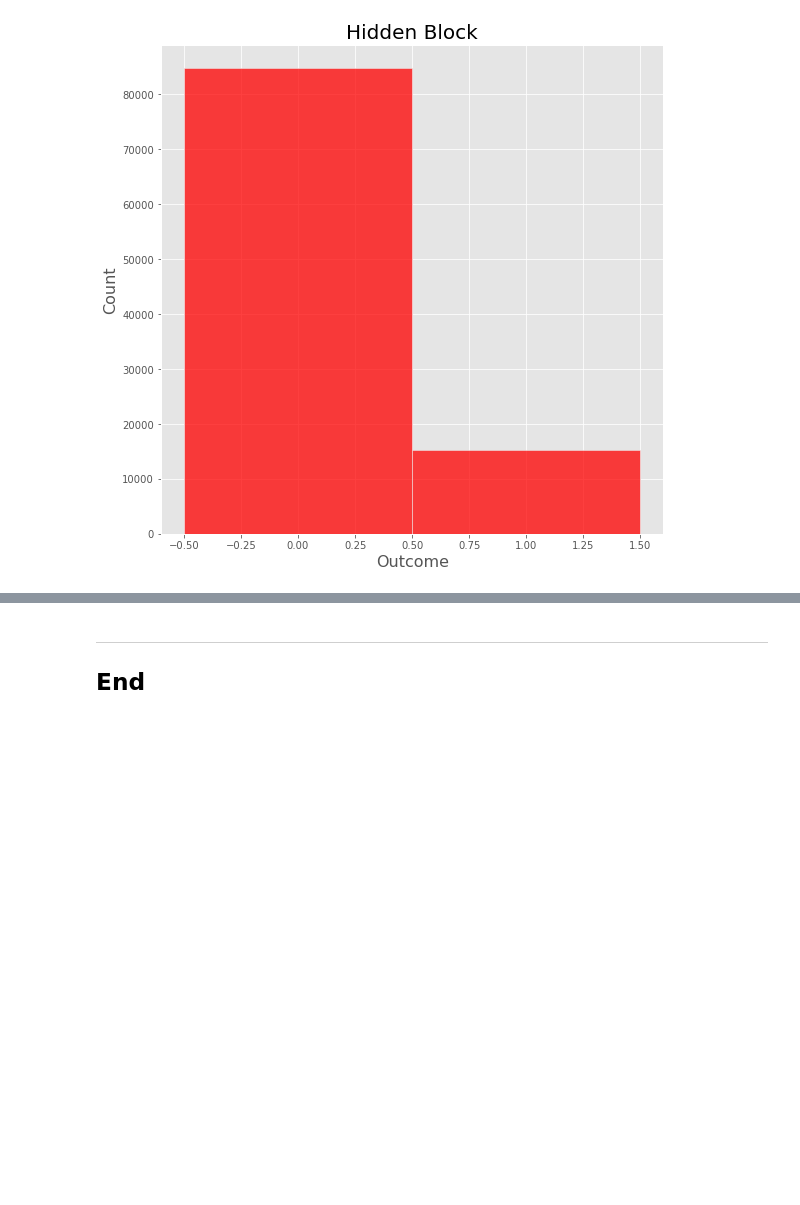
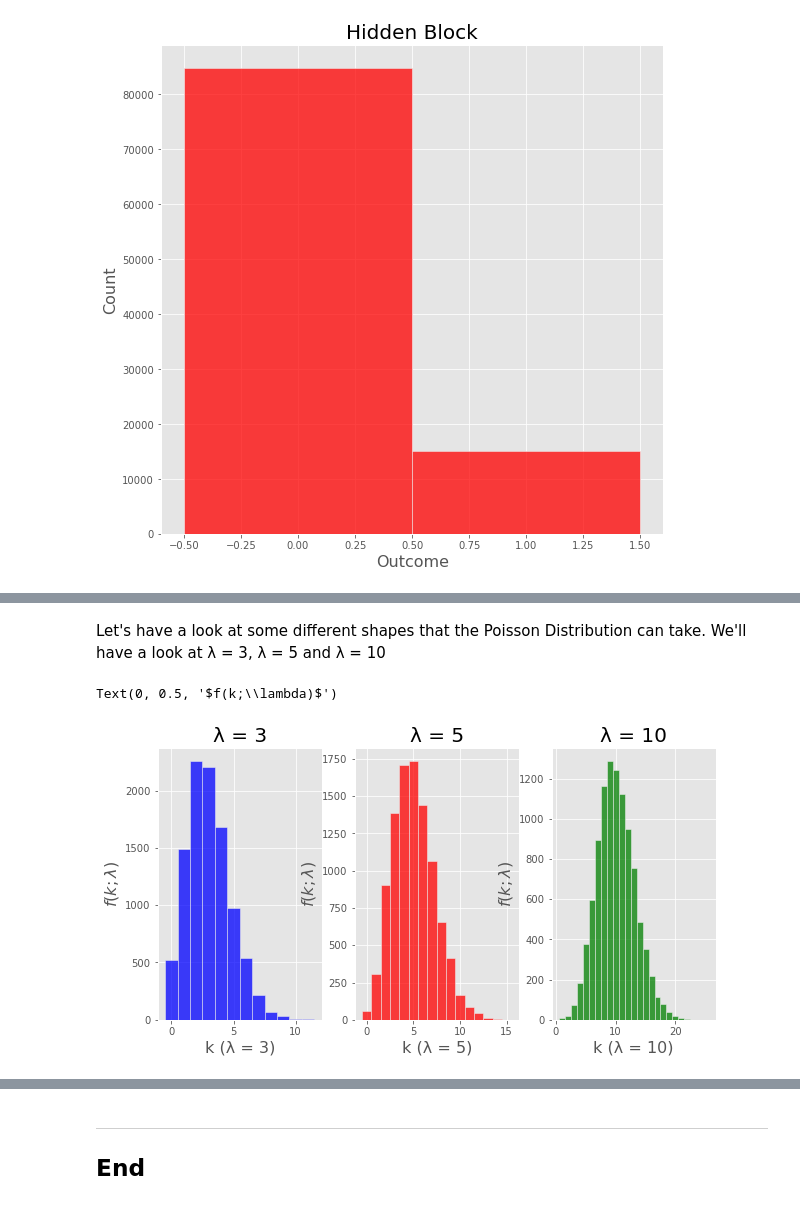
Before and after one commit to Cormac88/the-numpy.random-package, a Jupyter notebook: numpy.random.ipynb, the cells around one changed output, grey strips where cells are left out. Drawn from its saved outputs; the diff is of its cells as text; code cells hidden in the pictures; blank space fills up the shorter version.

```diff
--- a/numpy.random.ipynb
+++ b/numpy.random.ipynb
@@ -1092,0 +1169,29 @@ ax = hist_plotting(hidden_block, 'Outcome', 'Count', "Hidden Block", discrete=Tr
+# %% [markdown]
+Let's have a look at some different shapes that the Poisson Distribution can take. We'll have a look at λ = 3, λ = 5 and λ = 10
+# %%
+s1 = rng.poisson(3, 10000)
+s2 = rng.poisson(5, 10000)
+s3 = rng.poisson(10, 10000)
+# %%
+plt.figure(figsize = (10, 5))
+ax1 = plt.subplot(1,3,1)
+sns.histplot(s1, color = 'b', discrete = True)
+ax1.set_title('λ = 3')
+ax1.set_xlabel('k (λ = 3)')
+ax1.set_ylabel('$f(k;\lambda)$')
+
+
+ax2 = plt.subplot(1,3,2)
+sns.histplot(s2, color = 'r', discrete = True)
+ax2.set_title('λ = 5')
+ax2.set_xlabel('k (λ = 5)')
+ax2.set_ylabel('$f(k;\lambda)$')
+
+ax3 = plt.subplot(1,3,3)
+sns.histplot(s3, color = 'g', discrete = True)
+ax3.set_title('λ = 10')
+ax3.set_xlabel('k (λ = 10)')
+ax3.set_ylabel('$f(k;\lambda)$')
+# %% [output]
+Text(0, 0.5, '$f(k;\\lambda)$')
+[figure, added]
```
Also changed, not shown: parts of 41 cells of this notebook, 1 other file.
